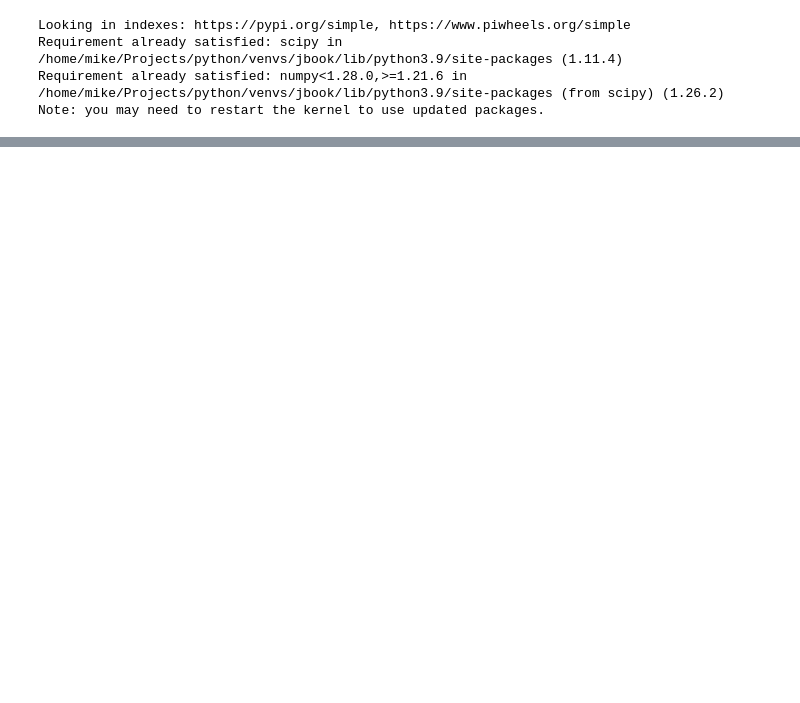
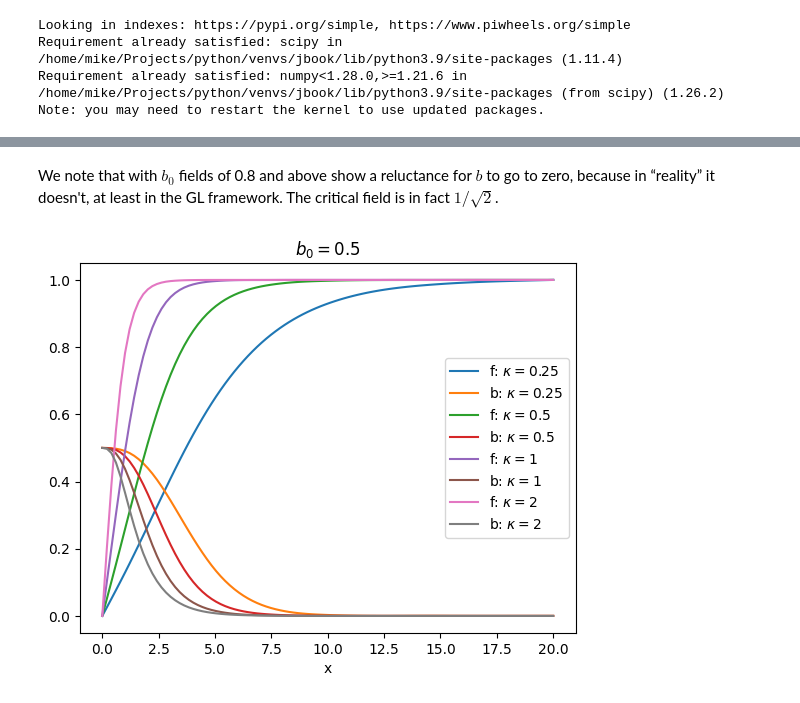
Before and after one commit to drmikecooke/glbook, a Jupyter notebook: _build/jupyter_execute/meissner.ipynb, the cells around one changed output, grey strips where cells are left out. Saved outputs shown, nothing was run; the diff lists cells and outputs as text; code cells hidden in the pictures; blank space fills up the shorter version.

```diff
--- a/_build/jupyter_execute/meissner.ipynb
+++ b/_build/jupyter_execute/meissner.ipynb
@@ -49,0 +69,16 @@ plt.show()
+# %% [markdown]
+We note that with $b_0$ fields of 0.8 and above show a reluctance for $b$ to go to zero, because in &ldquo;reality&rdquo; it doesn't, at least in the GL framework. The critical field is in fact $1/\sqrt2$.
+# %%
+b0=1/2
+L=20
+
+for k in range(-2,2):
+    kappa=2**k
+    gl(kappa,L,b0,f"$\\kappa={kappa}$")
+
+plt.xlabel("x")
+plt.title(f"$b_0={b0}$")
+plt.legend()
+plt.show()
+# %% [output]
+[figure, added]
```
Also changed, not shown: parts of 5 cells of this notebook, 13 other files.
